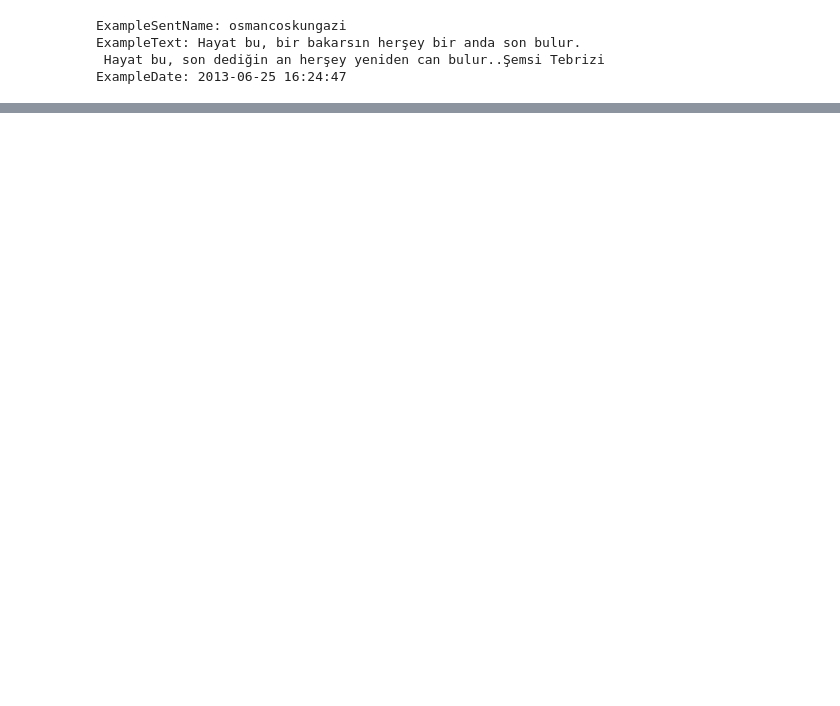
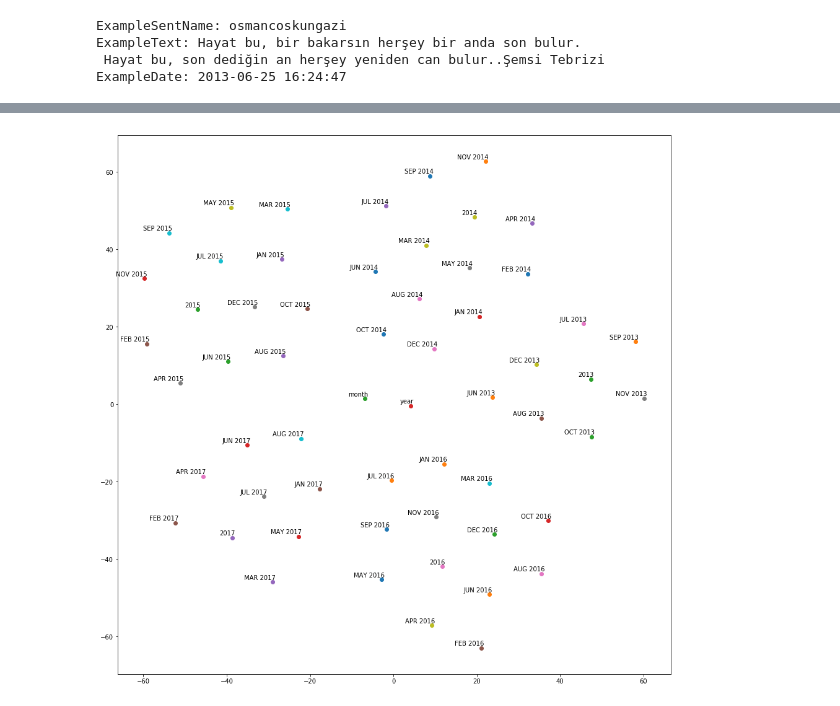
Before and after one commit to GTU-Projects/CSE496_Node2Vec_2018, a Jupyter notebook: src/timeVec.ipynb, the cells around one changed output, grey strips where cells are left out. Cells and saved outputs as stored; diff of their text form; code cells hidden in the pictures; blank space fills up the shorter version.

```diff
--- a/src/timeVec.ipynb
+++ b/src/timeVec.ipynb
@@ -221,0 +123,6 @@ tsne_plot(model)
+# %%
+# train, create new node2ve model
+G_time2N2V = Node2Vec(G_time2, dimensions=64, walk_length=2, num_walks=1000, workers=3)
+# %%
+# run/fit word2vec algorithm and get wv model
+G_time2_model = G_time2N2V.fit(window=10, min_count=1, batch_words=4)
@@ -221,0 +147,4 @@ tsne_plot(model)
+# %%
+tsne_plot(G_time2_model)
+# %% [output]
+[figure, added]
```
Also changed, not shown: parts of 43 cells of this notebook, 1 other file.
